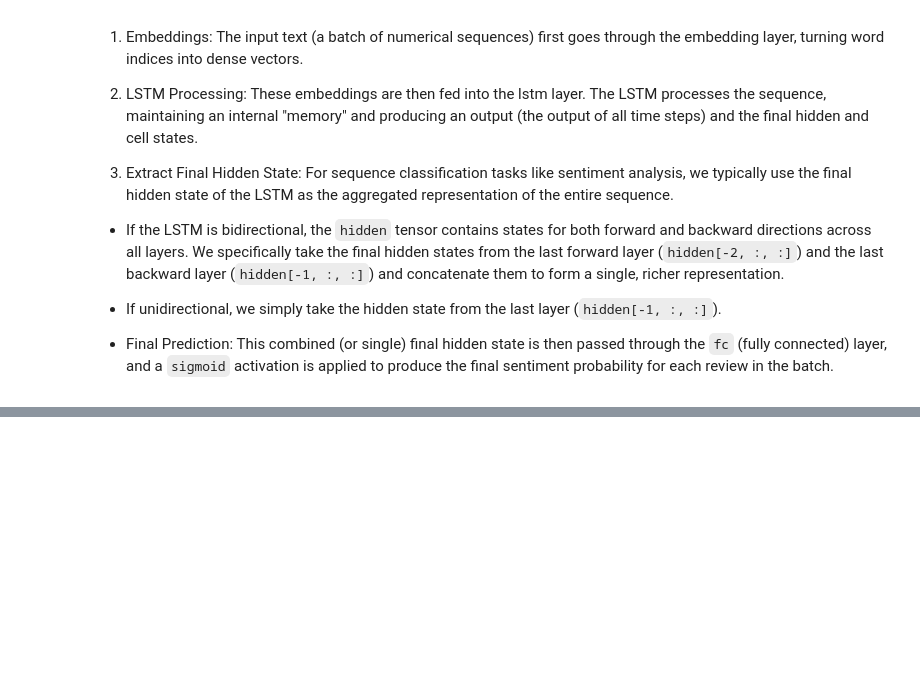
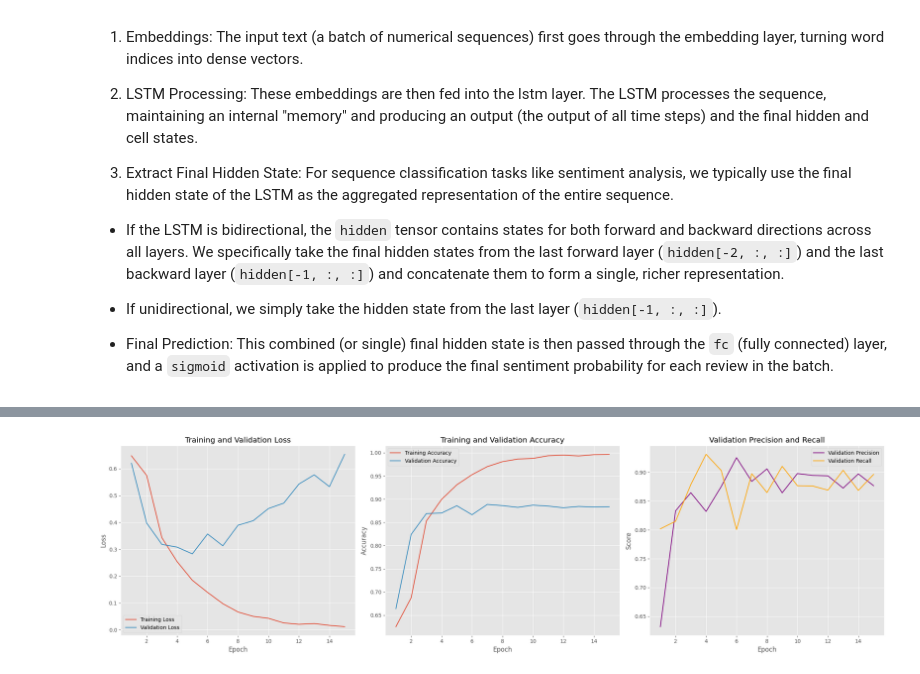
Before and after one commit to mobadara/imdb-movie-review-sentiment-analysis, a Jupyter notebook: notebooks/model-training.ipynb, the cells around one changed output, grey strips where cells are left out. Cells and saved outputs as stored; diff of their text form; code cells hidden in the pictures; blank space fills up the shorter version.

```diff
--- a/notebooks/model-training.ipynb
+++ b/notebooks/model-training.ipynb
@@ -327,0 +356,19 @@ The forward method defines the flow of data through the network:
+# %%
+train_dataset = TensorDataset(train_sequences_split, train_labels_split)
+val_dataset = TensorDataset(val_sequences, val_labels)
+test_dataset = TensorDataset(test_sequences, test_labels)
+
+train_loader = DataLoader(train_dataset, batch_size=batch_size, shuffle=True)
+val_loader = DataLoader(val_dataset, batch_size=batch_size, shuffle=False)
+test_loader = DataLoader(test_dataset, batch_size=batch_size, shuffle=False)
+# %%
+model = SentimentAnalysisLSTM(vocab_size, embedding_dim, hidden_dim, output_dim, n_layers, bidirectional, dropout).to(device)
+criterion = nn.BCELoss()
+optimizer = optim.Adam(model.parameters(), lr=learning_rate)
+# %%
+train_losses = []
+val_losses = []
+train_accuracies = []
+val_accuracies = []
+val_precisions = []
+val_recalls = []
@@ -327,0 +449,40 @@ The forward method defines the flow of data through the network:
+# %%
+# --- Plotting Results ---
+epochs_range = range(1, epochs + 1)
+
+plt.figure(figsize=(21, 6)) # Increased figure size for 3 plots
+
+# Plotting Loss
+plt.subplot(1, 3, 1) # Changed to 1 row, 3 columns
+plt.plot(epochs_range, train_losses, label='Training Loss')
+plt.plot(epochs_range, val_losses, label='Validation Loss')
+plt.title('Training and Validation Loss')
+plt.xlabel('Epoch')
+plt.ylabel('Loss')
+plt.legend()
+plt.grid(True)
+
+# Plotting Accuracy
+plt.subplot(1, 3, 2) # Changed to 1 row, 3 columns
+plt.plot(epochs_range, train_accuracies, label='Training Accuracy')
+plt.plot(epochs_range, val_accuracies, label='Validation Accuracy')
+plt.title('Training and Validation Accuracy')
+plt.xlabel('Epoch')
+plt.ylabel('Accuracy')
+plt.legend()
+plt.grid(True)
+
+# Plotting Precision and Recall
+plt.subplot(1, 3, 3) # New subplot
+plt.plot(epochs_range, val_precisions, label='Validation Precision', color='purple')
+plt.plot(epochs_range, val_recalls, label='Validation Recall', color='orange')
+plt.title('Validation Precision and Recall')
+plt.xlabel('Epoch')
+plt.ylabel('Score')
+plt.legend()
+plt.grid(True)
+
+plt.tight_layout()
+plt.show()
+# %% [output]
+[figure, added]
```
Also changed, not shown: parts of 7 cells of this notebook.
